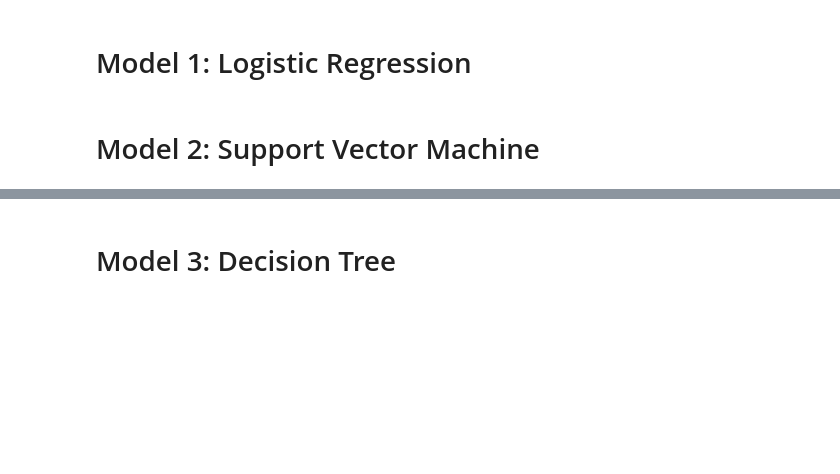
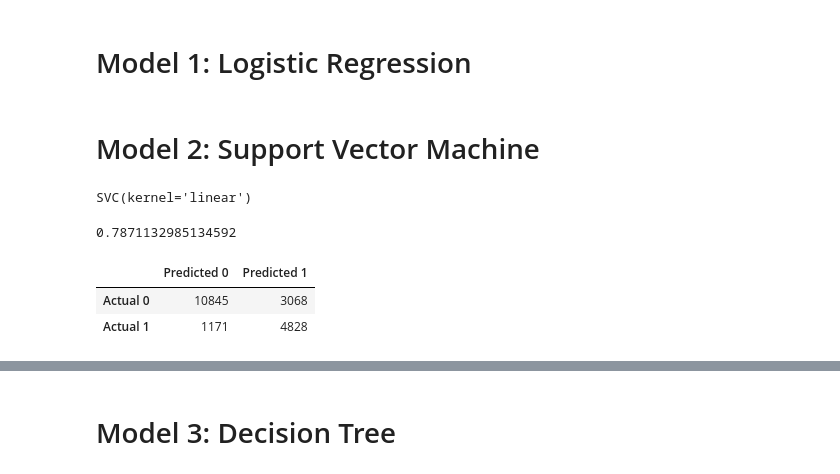
Before and after one commit to ashejaz/project-4-predicting-CVD, a Jupyter notebook: Notebooks/cvd_models_resampled_AE.ipynb, the cells around one changed output, grey strips where cells are left out. Saved outputs shown, nothing was run; the diff lists cells and outputs as text; code cells hidden in the pictures; blank space fills up the shorter version.

```diff
--- a/Notebooks/cvd_prediction_models_AE.ipynb
+++ b/Notebooks/cvd_models_resampled_AE.ipynb
@@ -123,3 +145,25 @@ Name: heart_disease_Yes, dtype: int64
 # Model 1: Logistic Regression
 # %% [markdown]
 # Model 2: Support Vector Machine
+# %%
+# Initialise model and fit to the training data
+model = SVC(kernel='linear')
+model.fit(X_train_resampled, y_train_resampled)
+# %% [output]
+SVC(kernel='linear')
+# %%
+# Validate with the test data
+model.score(X_test, y_test)
+# %% [output]
+0.7871132985134592
+# %%
+# Save model's predicitons for the test data
+training_predictions = model.predict(X_test)
+# %%
+# Create a confusion matrix
+training_matrix = confusion_matrix(y_test, training_predictions)
+pd.DataFrame(training_matrix, index=["Actual 0", "Actual 1"], columns=["Predicted 0", "Predicted 1"])
+# %% [output]
+|  | Predicted 0 | Predicted 1 |
+| Actual 0 | 10845 | 3068 |
+| Actual 1 | 1171 | 4828 |
```
Also changed, not shown: parts of 18 cells of this notebook.
